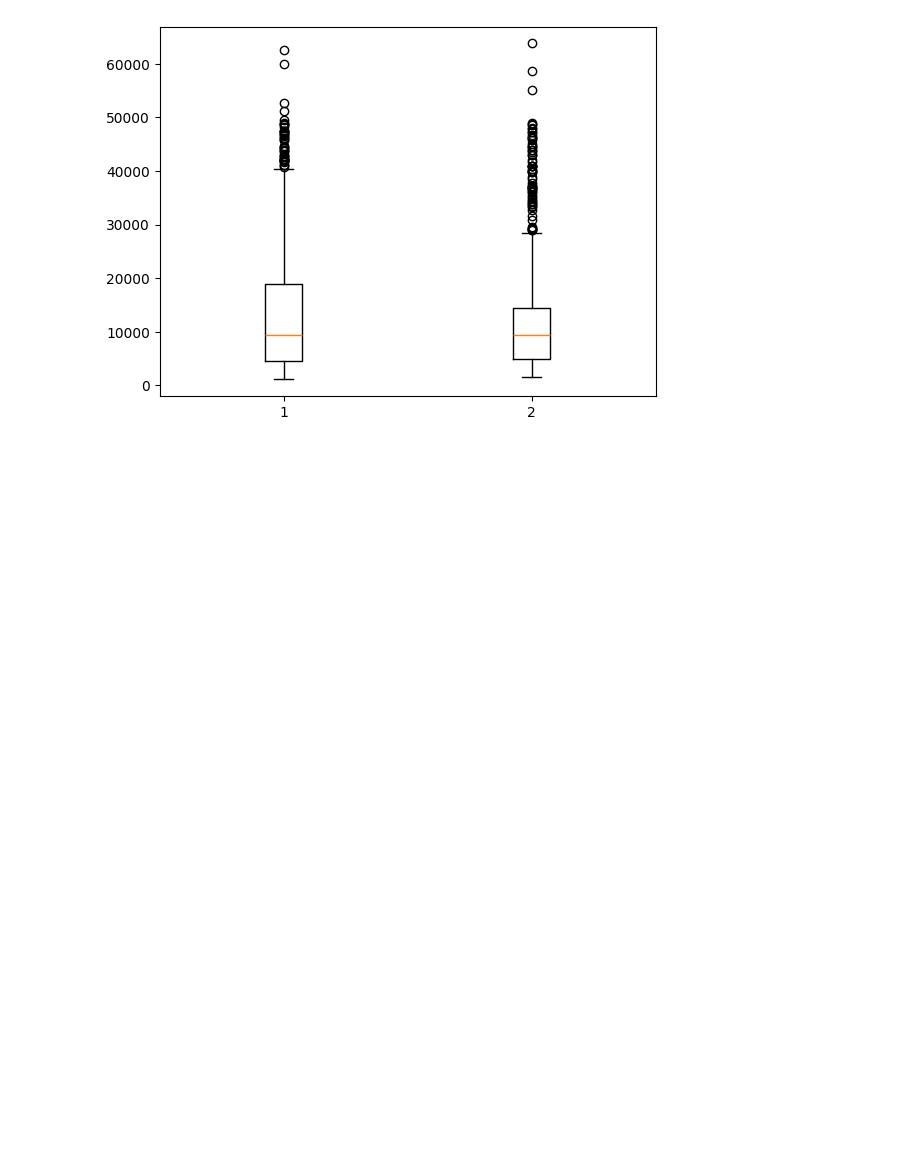
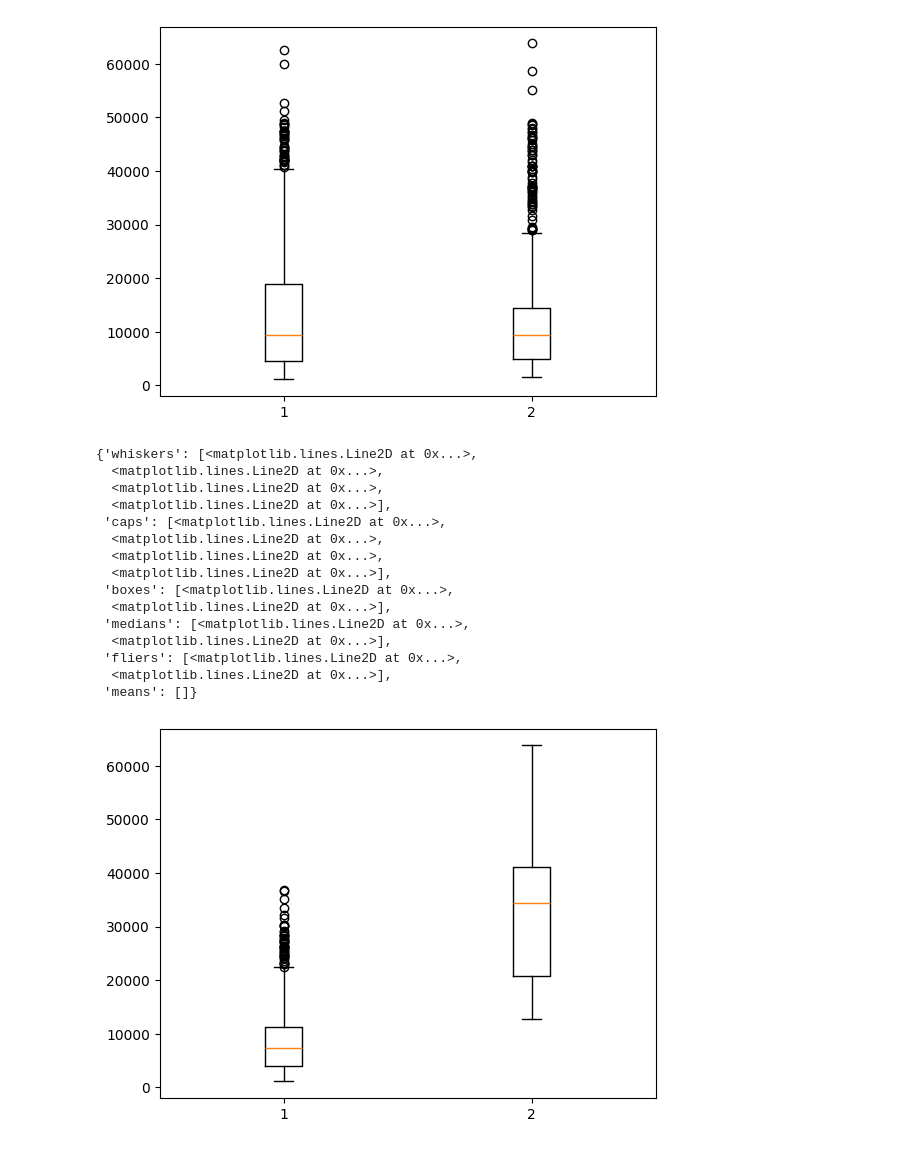
Before and after one commit to b-clang/U.S.-Medical-Insurance-Project, a Jupyter notebook: python-portfolio-project-starter-files/us-medical-insurance-costs.ipynb, the cells around one changed output. Cells and saved outputs as stored; diff of their text form; code cells hidden in the pictures; blank space fills up the shorter version.

```diff
--- a/python-portfolio-project-starter-files/us-medical-insurance-costs.ipynb
+++ b/python-portfolio-project-starter-files/us-medical-insurance-costs.ipynb
@@ -185,19 +185,36 @@ plt.boxplot([male_charges, female_charges])
 [figure]
 # %%
 # Smoker against charges
-male_patients = []
-female_patients = []
+non_smoker_patients = []
+smoker_patients = []
 for entry in insurance_data:
-    if entry['sex'] == 'male':
-        male_patients.append(entry)
+    if entry['smoker'] == 'no':
+        non_smoker_patients.append(entry)
     else:
-        female_patients.append(entry)
-male_charges = [round(float(entry['charges']),2) for entry in male_patients]
-female_charges = [round(float(entry['charges']),2) for entry in female_patients]
+        smoker_patients.append(entry)
+non_smoker_charges = [round(float(entry['charges']),2) for entry in non_smoker_patients]
+smoker_charges = [round(float(entry['charges']),2) for entry in smoker_patients]
 
 
 
-plt.boxplot([male_charges, female_charges])
+plt.boxplot([non_smoker_charges, smoker_charges])
+# %% [output]
+{'whiskers': [<matplotlib.lines.Line2D at 0x...>,
+  <matplotlib.lines.Line2D at 0x...>,
+  <matplotlib.lines.Line2D at 0x...>,
+  <matplotlib.lines.Line2D at 0x...>],
+ 'caps': [<matplotlib.lines.Line2D at 0x...>,
+  <matplotlib.lines.Line2D at 0x...>,
+  <matplotlib.lines.Line2D at 0x...>,
+  <matplotlib.lines.Line2D at 0x...>],
+ 'boxes': [<matplotlib.lines.Line2D at 0x...>,
+  <matplotlib.lines.Line2D at 0x...>],
+ 'medians': [<matplotlib.lines.Line2D at 0x...>,
+  <matplotlib.lines.Line2D at 0x...>],
+ 'fliers': [<matplotlib.lines.Line2D at 0x...>,
+  <matplotlib.lines.Line2D at 0x...>],
+ 'means': []}
+[figure, added]
 # %%
 # Region againsts charges
 male_patients = []
```
Also changed, not shown: parts of 1 cell of this notebook.
